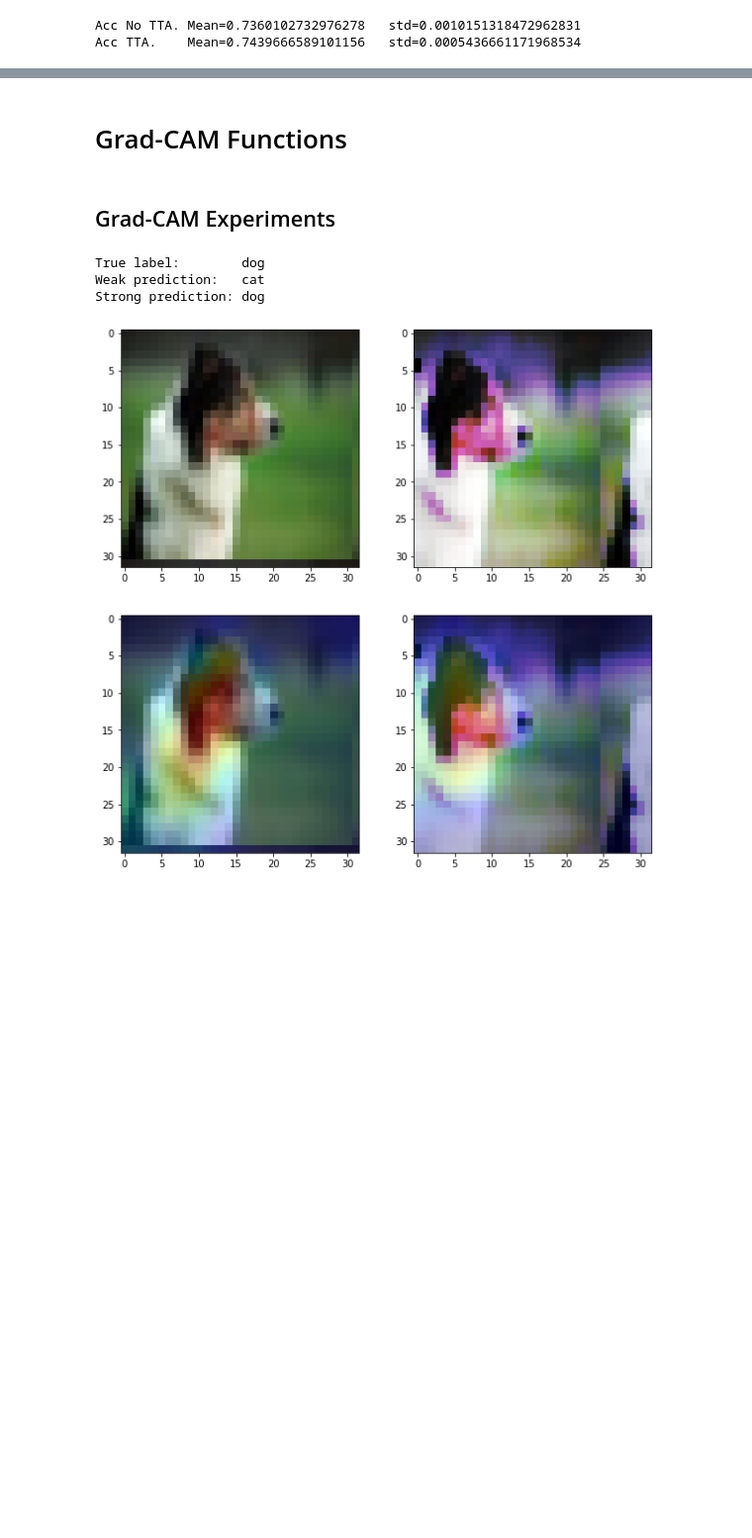
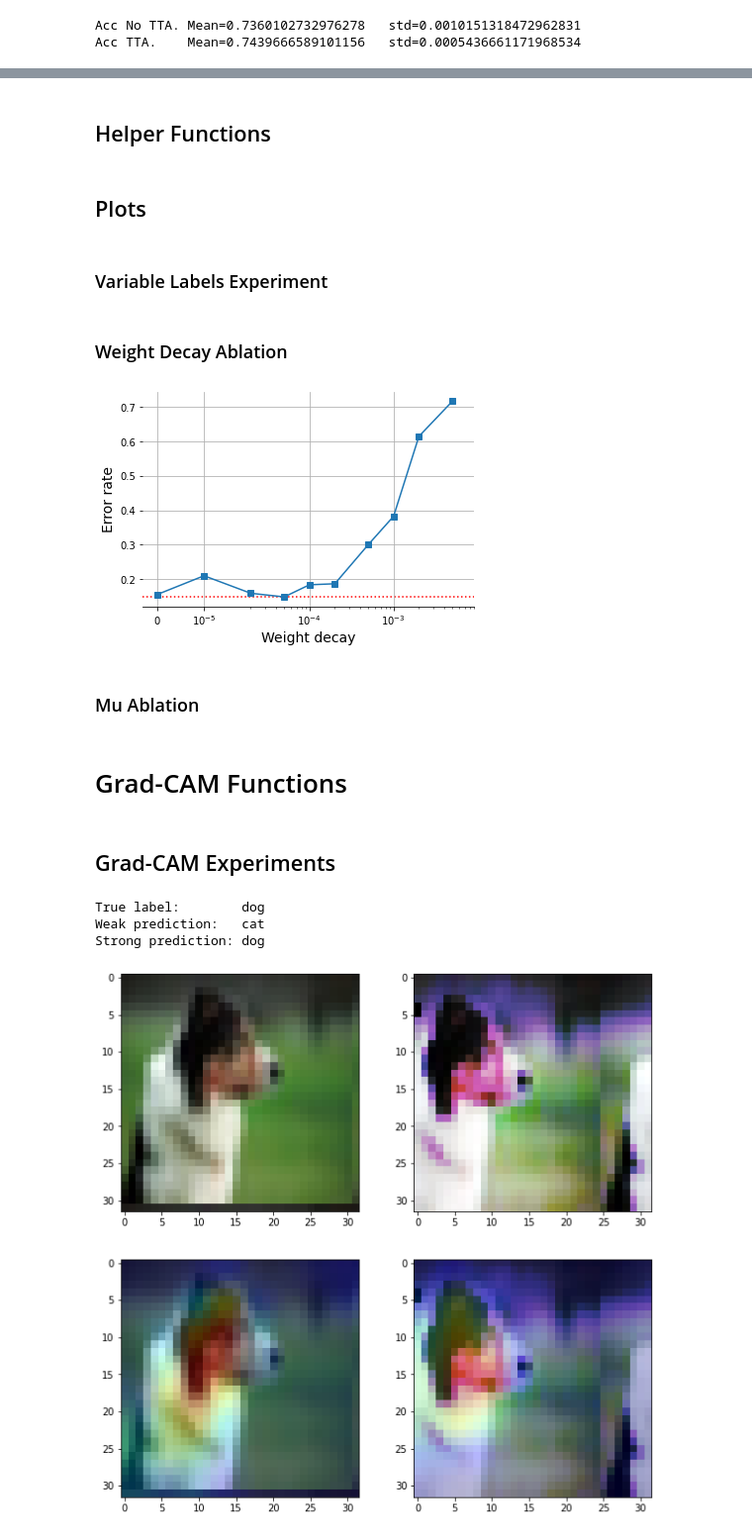
Before and after one commit to ErikBavenstrand/FixMatch, a Jupyter notebook: FixMatch.ipynb, the cells around one changed output, grey strips where cells are left out. Shown at 99% size. Saved outputs shown, nothing was run; the diff lists cells and outputs as text; code cells hidden in the pictures; blank space fills up the shorter version.

```diff
--- a/FixMatch.ipynb
+++ b/FixMatch.ipynb
@@ -897,3 +899,37 @@ OSError: SavedModel file does not exist at: model_wd1/{saved_model.pbtxt|saved_m
+# %% [markdown]
+## Helper Functions
+# %%
+def tickrange(magnitudes):
+    ticks = np.array([])
+    for i in range(len(magnitudes) - 1):
+        ticks = np.concatenate((ticks, np.arange(magnitudes[i], magnitudes[i+1], magnitudes[i])))
+    return ticks
+# %% [markdown]
+## Plots
+# %% [markdown]
+### Variable Labels Experiment
+# %% [markdown]
+### Weight Decay Ablation
+# %%
+wd_ablation = [0.155, 0.2094, 0.1585, 0.1479, 0.1832, 0.1861, 0.3, 0.3824, 0.6148, 0.7169]
+wd_ablation_values = [0, 0.00001, 0.00002, 0.00005, 0.0001, 0.0002, 0.0005, 0.001, 0.002, 0.005]
+
+fig1, ax1 = plt.subplots()
+ax1.plot(wd_ablation_values, wd_ablation, marker='s')
+ax1.set_xscale('symlog', linthreshx=0.00002)
+ax1.set_ylabel('Error rate', fontsize=14)
+ax1.set_xlabel('Weight decay', fontsize=14)
+ax1.spines['right'].set_visible(False)
+ax1.spines['top'].set_visible(False)
+ax1.spines['left'].set_visible(False)
+ax1.axhline(y=min(wd_ablation), xmin=0, xmax=1, color='red', linestyle=':', zorder=1)
+ax1.set_xticks(tickrange([0.00001, 0.0001, 0.001, 0.01]), minor=True)
+plt.grid()
+plt.show()
+# %% [output]
+[figure, added]
+# %% [markdown]
+### Mu Ablation
 # %% [markdown]
 # Grad-CAM Functions
 # %%
```
Also changed, not shown: parts of 5 cells of this notebook, 6 other files.
